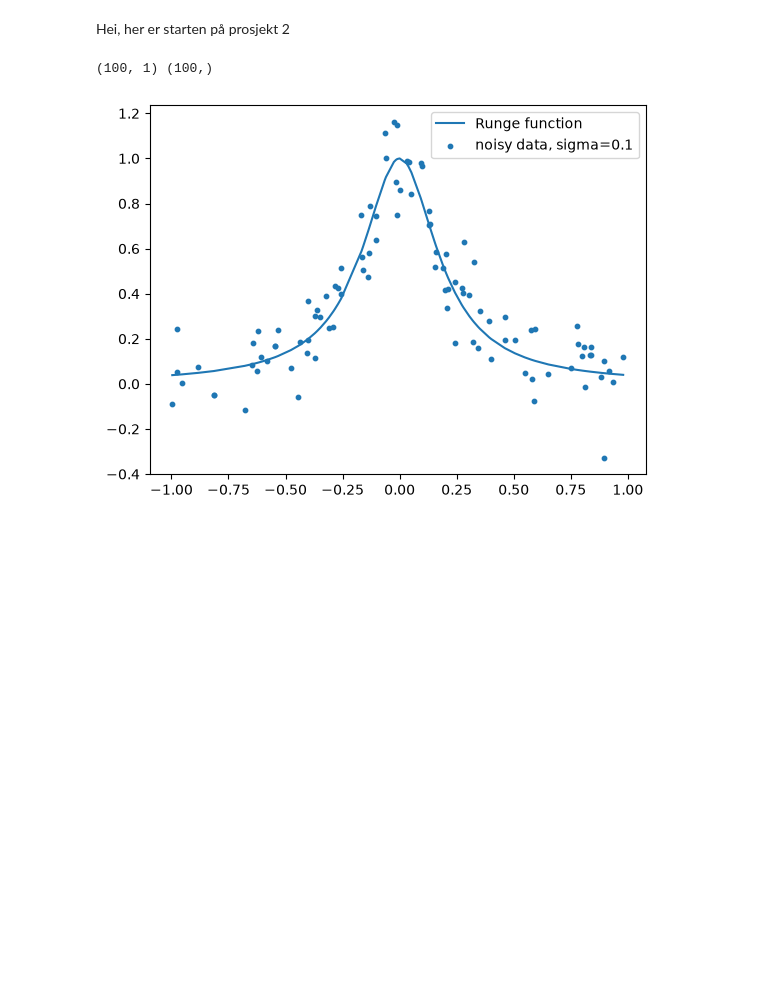
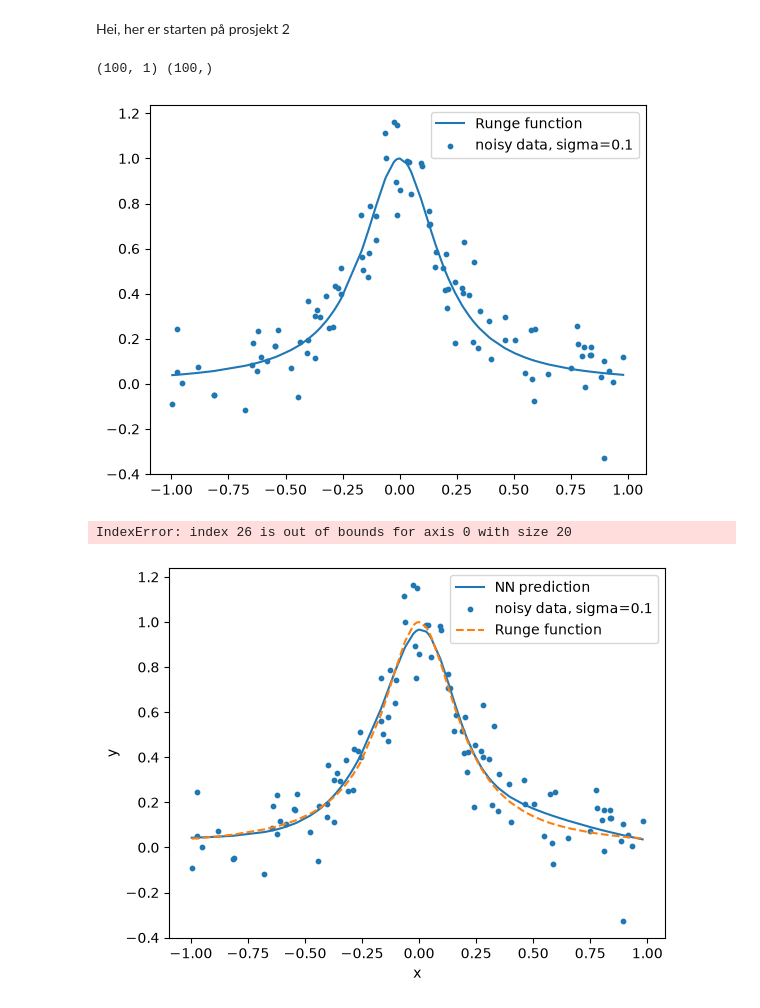
Before and after one commit to kevintannum/FYS-STK3155---Projects---UiO, a Jupyter notebook: project2.ipynb, the cells around one changed output. Drawn from its saved outputs; the diff is of its cells as text; code cells hidden in the pictures; blank space fills up the shorter version.

```diff
--- a/project2.ipynb
+++ b/project2.ipynb
@@ -121,7 +128,7 @@ def train_sgd_adam(
         cost_der=mse_der
 ):
 
-    """LLM assisted"""
+    """LLM assisted (Copilot)"""
     momentums = [(np.zeros_like(W), np.zeros_like(b)) for (W, b) in layers]
     rs = [(np.zeros_like(W), np.zeros_like(b)) for (W, b) in layers]
     n_samples = Xtrain.shape[0]
@@ -171,3 +178,41 @@ def train_sgd_adam(
                 # Store updated momentums and second moments
                 momentums[i] = (m_W, m_b)
                 rs[i] = (r_W, r_b)
+    return layers
+# %%
+epochs = 1000
+t0 = 1.0
+t1 = 100.0
+batch_size = 10
+
+Xtrain, ytrain, Xtest, ytest = train_test_split(X, y, test_size=0.2, random_state=42)
+
+input_size = 1
+layer_output_sizes = [10, 10, 1]
+layers = create_layers(input_size, layer_output_sizes)
+layers = train_sgd_adam(
+    Xtrain = Xtrain,
+    Ytrain = ytrain.reshape(-1, 1),
+    layers = layers,
+    activation_funcs = [sigmoid, sigmoid, lambda z: z],  # Last layer is linear
+    activation_ders = [sigmoid_der, sigmoid_der, lambda z: np.ones_like(z)],
+    epochs = epochs,
+    batch_size = batch_size,
+    gamma = 0.01,
+    use_decaying_step_length = True,
+    t0 = t0,
+    t1 = t1
+)
+# %% [output]
+IndexError: index 26 is out of bounds for axis 0 with size 20
+# %%
+y_pred = feed_forward(Xtest, layers, [sigmoid, sigmoid, lambda z: z])
+plt.plot(x,y_pred, label="NN prediction")
+plt.scatter(Xtest, ytest, s=10, label=f"noisy data, sigma={sigma}")
+plt.plot(x, runge(x), label="Runge function", linestyle="--")
+plt.xlabel("x")
+plt.ylabel("y")
+plt.legend()
+plt.show()
+# %% [output]
+[figure, added]
```
Also changed, not shown: parts of 2 cells of this notebook.
